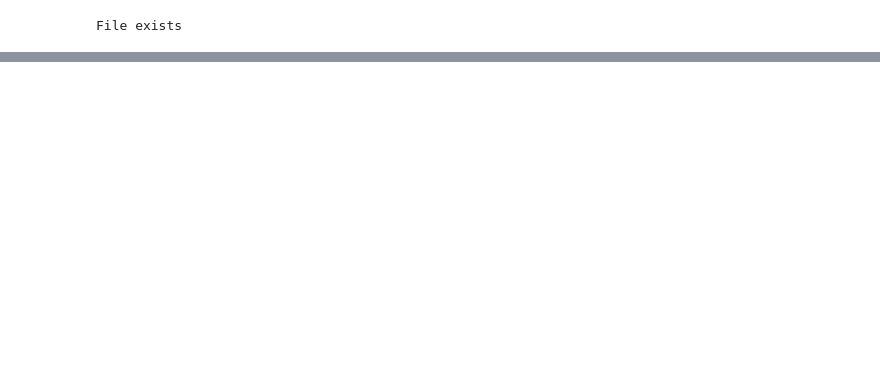
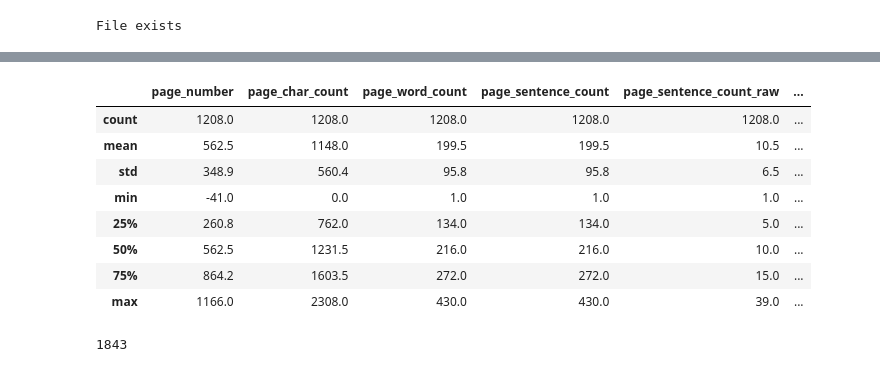
Before and after one commit to Kapilgwal/Local-RAG, a Jupyter notebook: model.ipynb, the cells around one changed output, grey strips where cells are left out. Cells and saved outputs as stored; diff of their text form; code cells hidden in the pictures; blank space fills up the shorter version.

Commit message:
Chunking is done

```diff
--- a/model.ipynb
+++ b/model.ipynb
@@ -136,0 +221,35 @@ df.describe().round(2)
+# %%
+df = pd.DataFrame(pages_and_texts)
+df.describe().round(1)
+# %% [output]
+|  | page_number | page_char_count | page_word_count | page_sentence_count | page_sentence_count_raw | ... |
+| count | 1208.0 | 1208.0 | 1208.0 | 1208.0 | 1208.0 | ... |
+| mean | 562.5 | 1148.0 | 199.5 | 199.5 | 10.5 | ... |
+| std | 348.9 | 560.4 | 95.8 | 95.8 | 6.5 | ... |
+| min | -41.0 | 0.0 | 1.0 | 1.0 | 1.0 | ... |
+| 25% | 260.8 | 762.0 | 134.0 | 134.0 | 5.0 | ... |
+| 50% | 562.5 | 1231.5 | 216.0 | 216.0 | 10.0 | ... |
+| 75% | 864.2 | 1603.5 | 272.0 | 272.0 | 15.0 | ... |
+| max | 1166.0 | 2308.0 | 430.0 | 430.0 | 39.0 | ... |
+# %%
+import re
+
+pages_and_chunks = []
+for item in tqdm(pages_and_texts):
+    for sentence_chunk in item["sentence_chunks"]:
+        chunk_dict = {}
+        chunk_dict["page_number"] = item["page_number"]
+
+        joined_sentence_chunk = "".join(sentence_chunk).replace("  "," ").strip()
+        joined_sentence_chunk = re.sub(r'\.([A-Z])',r'. \1', joined_sentence_chunk)
+        # joined_sentence_chunk =
+        chunk_dict["sentence_chunk"] = joined_sentence_chunk
+        chunk_dict["chunk_char_count"] = len(joined_sentence_chunk)
+        chunk_dict["chunk_word_count"] = len([word for word in joined_sentence_chunk.split(" ")])
+        chunk_dict["chunk_token_count"] = len(joined_sentence_chunk) / 4
+
+        pages_and_chunks.append(chunk_dict)
+
+len(pages_and_chunks)
+# %% [output]
+1843
```
Also changed, not shown: parts of 18 cells of this notebook, 1 other file.
